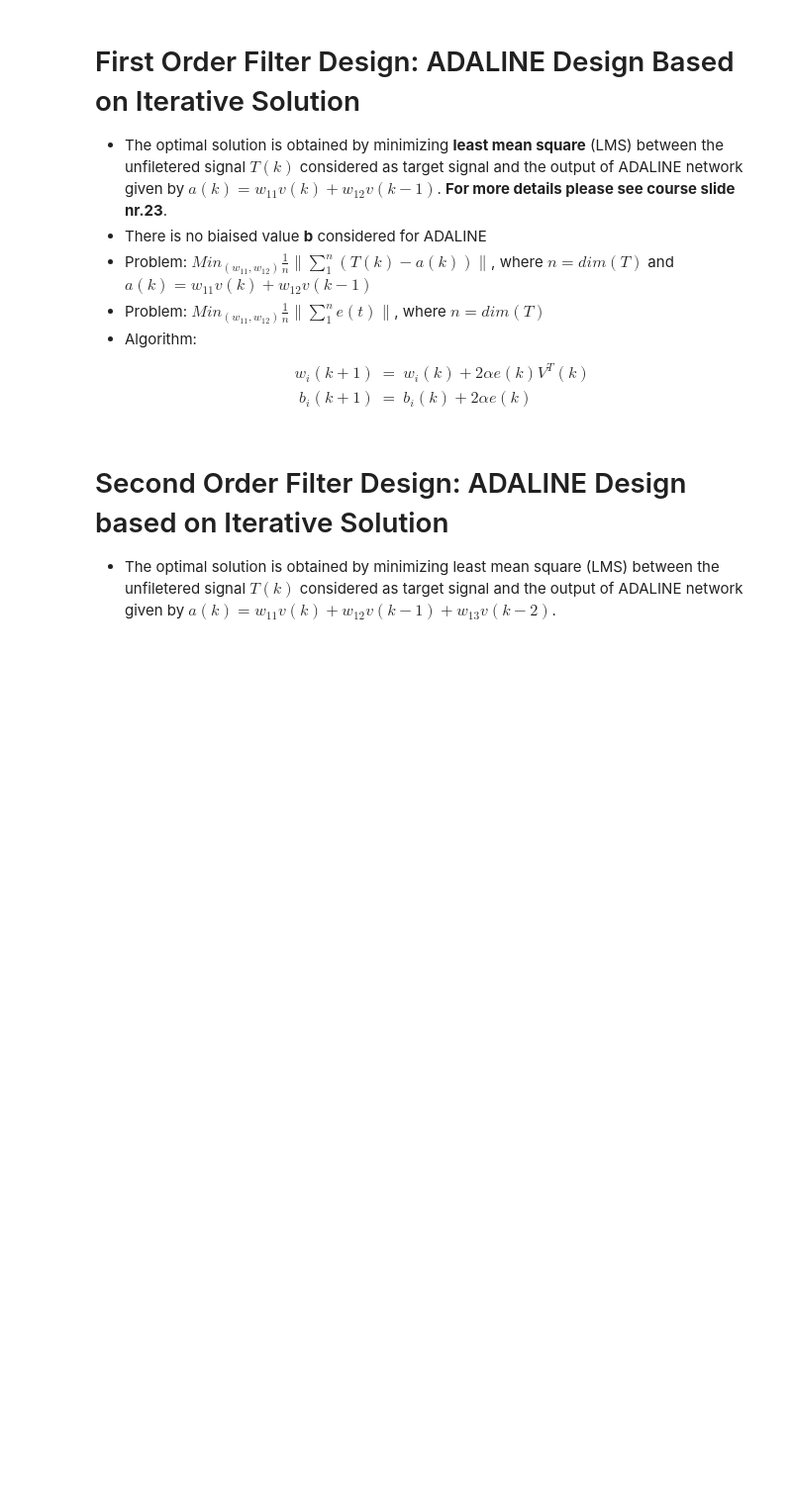
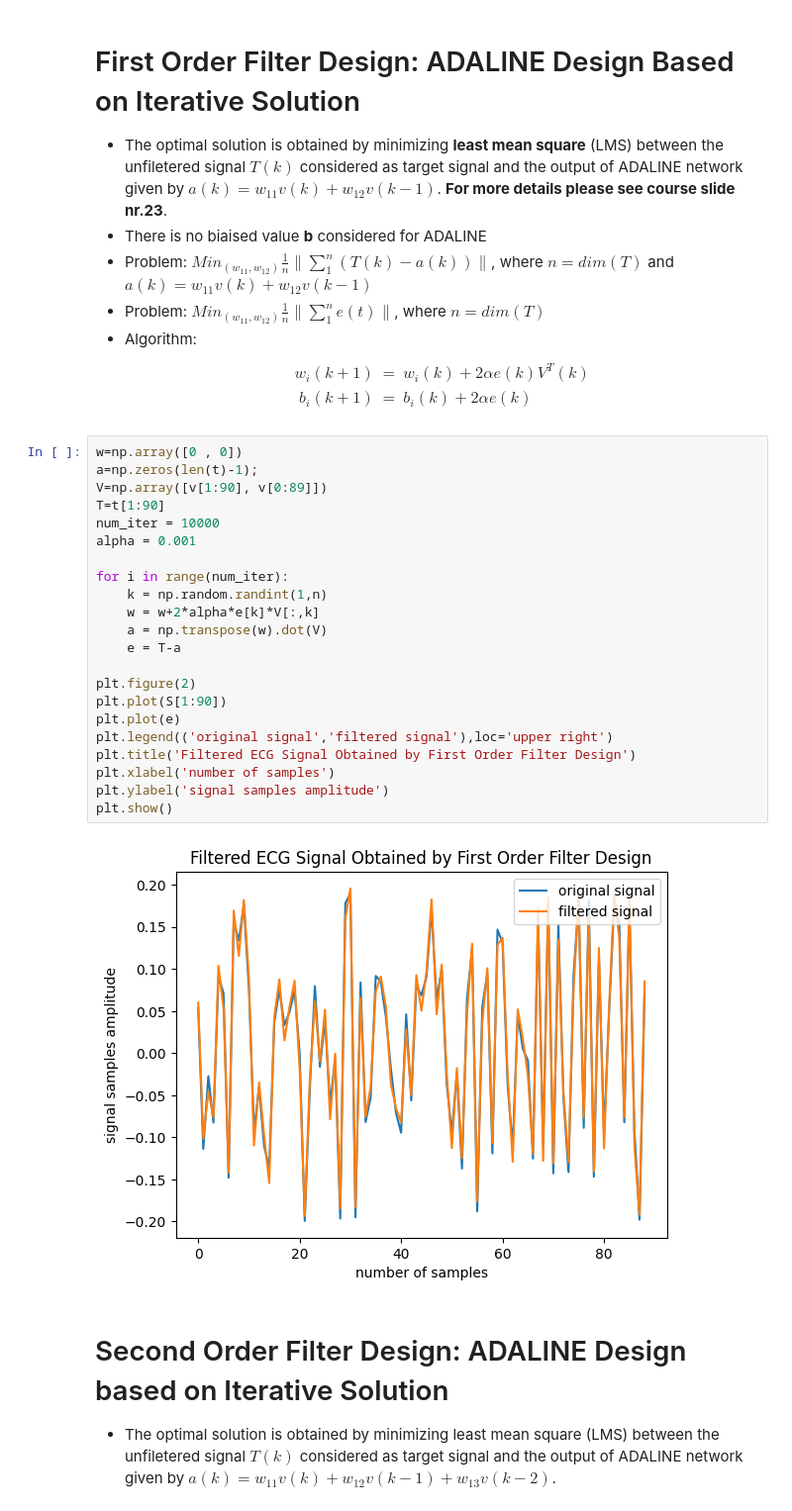
Before and after one commit to AntoninJuquel/deep-learning-esiee, a Jupyter notebook: TP1/TD1.ipynb, the cells around one changed output. Shown at 99% size. Cells and saved outputs as stored; diff of their text form; blank space fills up the shorter version.

```diff
--- a/TP1/TD1.ipynb
+++ b/TP1/TD1.ipynb
@@ -115,6 +109,30 @@ if case=='1ordre': # case of third order filter calculation
 w_i(k+1)&=&w_i(k)+2 \alpha e(k)V^T(k) \nonumber \\
 b_i(k+1)&=&b_i(k)+2\alpha e(k)  \nonumber
 \end{eqnarray}
+# %%
+w=np.array([0 , 0])
+a=np.zeros(len(t)-1);
+V=np.array([v[1:90], v[0:89]])
+T=t[1:90]
+num_iter = 10000
+alpha = 0.001
+
+for i in range(num_iter):
+    k = np.random.randint(1,n)
+    w = w+2*alpha*e[k]*V[:,k]
+    a = np.transpose(w).dot(V)
+    e = T-a
+
+plt.figure(2)
+plt.plot(S[1:90])
+plt.plot(e)
+plt.legend(('original signal','filtered signal'),loc='upper right')
+plt.title('Filtered ECG Signal Obtained by First Order Filter Design')
+plt.xlabel('number of samples')
+plt.ylabel('signal samples amplitude')
+plt.show()
+# %% [output]
+[figure, added]
 # %% [markdown]
 # Second Order Filter Design: ADALINE Design based on Iterative Solution
 - The optimal solution is obtained by minimizing least mean square (LMS) between the unfiletered signal $T(k)$ considered as target signal and the output of ADALINE network given by $a(k)=w_{11}v(k)+w_{12}v(k-1)+ w_{13}v(k-2)$.
```
Also changed, not shown: parts of 1 cell of this notebook, 1 other file.
